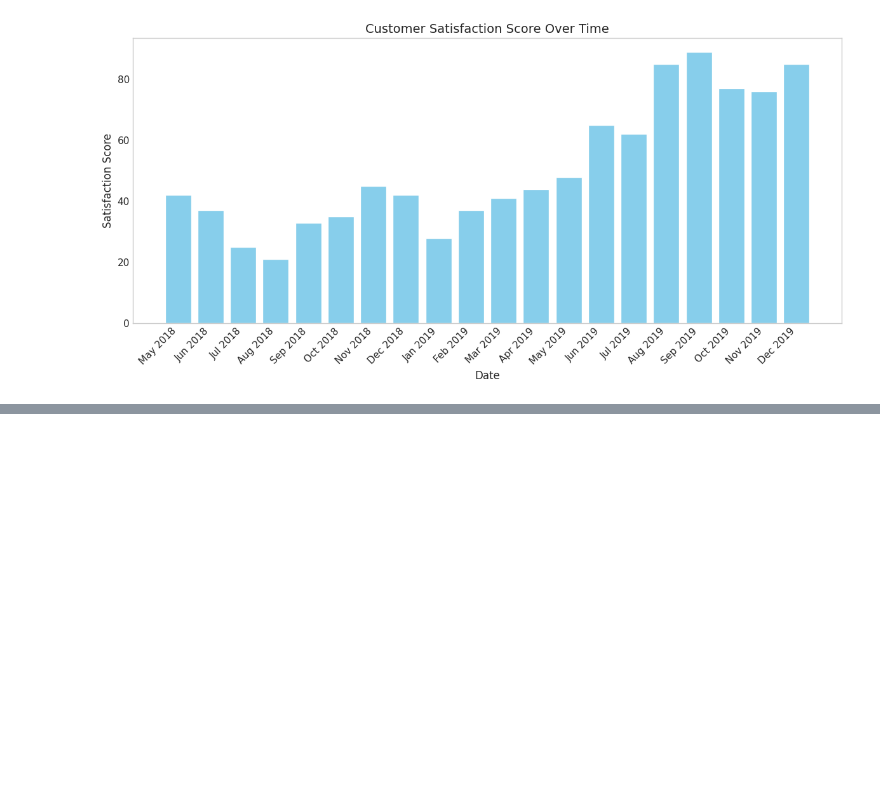
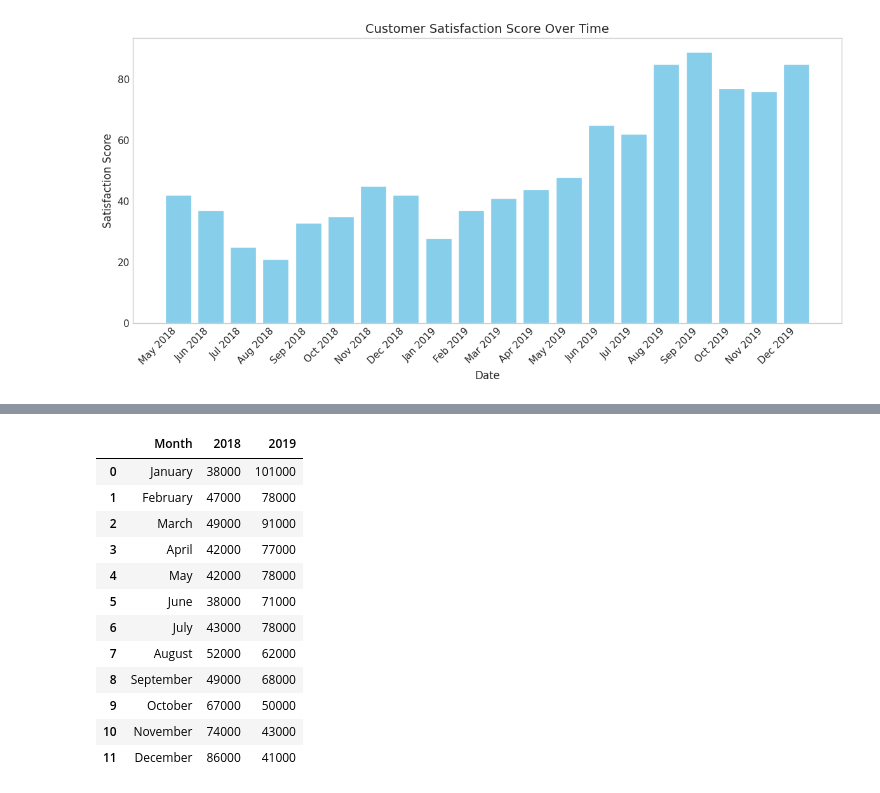
Before and after one commit to peyman886/Data_Visualization, a Jupyter notebook: HW2/Visualization_HW2.ipynb, the cells around one changed output, grey strips where cells are left out. Drawn from its saved outputs; the diff is of its cells as text; code cells hidden in the pictures; blank space fills up the shorter version.

```diff
--- a/HW2/Visualization_HW2.ipynb
+++ b/HW2/Visualization_HW2.ipynb
@@ -232,0 +251,18 @@ plt.show()
+# %%
+# Load the data for Figure 4 to create a revised visual
+df_figure4 = pd.read_excel('problem_4.xlsx')
+df_figure4
+# %% [output]
+|  | Month | 2018 | 2019 |
+| 0 | January | 38000 | 101000 |
+| 1 | February | 47000 | 78000 |
+| 2 | March | 49000 | 91000 |
+| 3 | April | 42000 | 77000 |
+| 4 | May | 42000 | 78000 |
+| 5 | June | 38000 | 71000 |
+| 6 | July | 43000 | 78000 |
+| 7 | August | 52000 | 62000 |
+| 8 | September | 49000 | 68000 |
+| 9 | October | 67000 | 50000 |
+| 10 | November | 74000 | 43000 |
+| 11 | December | 86000 | 41000 |
```
Also changed, not shown: parts of 14 cells of this notebook.
